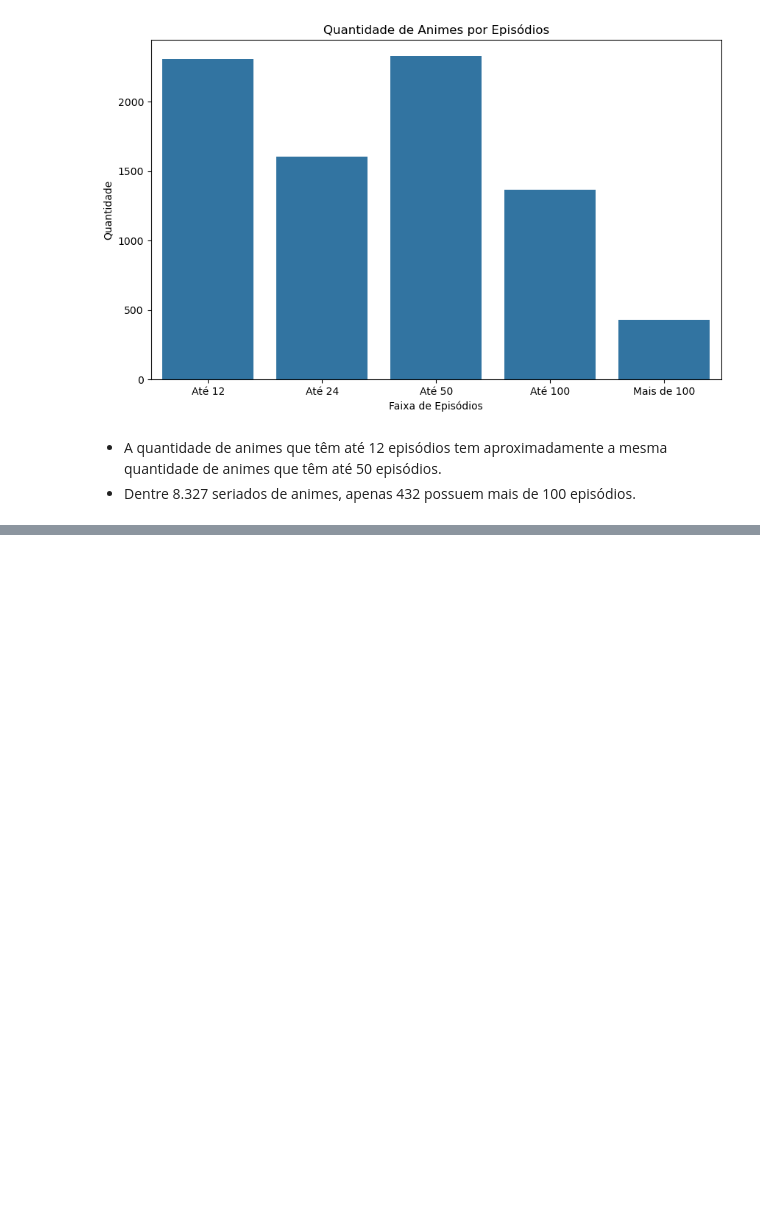
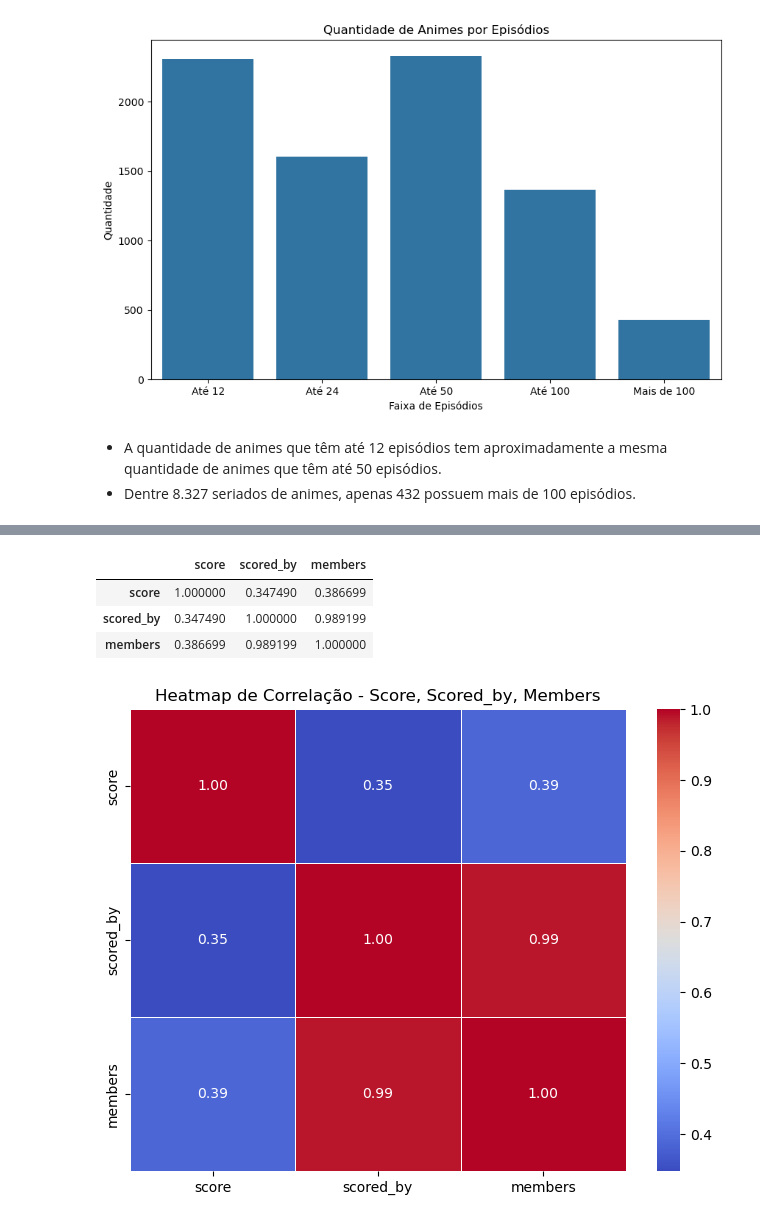
Before and after one commit to Gregory280/Analise-de-Dados-com-MyAnimeList, a Jupyter notebook: notebooks/analise_exploratoria.ipynb, the cells around one changed output, grey strips where cells are left out. Cells and saved outputs as stored; diff of their text form; code cells hidden in the pictures; blank space fills up the shorter version.

```diff
--- a/notebooks/analise_exploratoria.ipynb
+++ b/notebooks/analise_exploratoria.ipynb
@@ -801,0 +821,20 @@ plt.show()
+# %%
+# Cria a matriz de correlação
+corr_matrix = df_limpo[['score', 'scored_by', 'members']].corr()
+# %%
+# Visualiza
+corr_matrix
+# %% [output]
+|  | score | scored_by | members |
+| score | 1.000000 | 0.347490 | 0.386699 |
+| scored_by | 0.347490 | 1.000000 | 0.989199 |
+| members | 0.386699 | 0.989199 | 1.000000 |
+# %%
+plt.figure(figsize=(8, 6))
+sns.heatmap(corr_matrix, annot=True, fmt=".2f", cmap="coolwarm", linewidths=0.5)
+titulo = plt.title("Heatmap de Correlação - Score, Scored_by, Members")
+#Para salvar os gráficos
+#plt.savefig(f"../graphs/{titulo.get_text().replace(' ', '_') + '.png'}")
+plt.show()
+# %% [output]
+[figure, added]
```
Also changed, not shown: parts of 47 cells of this notebook.
